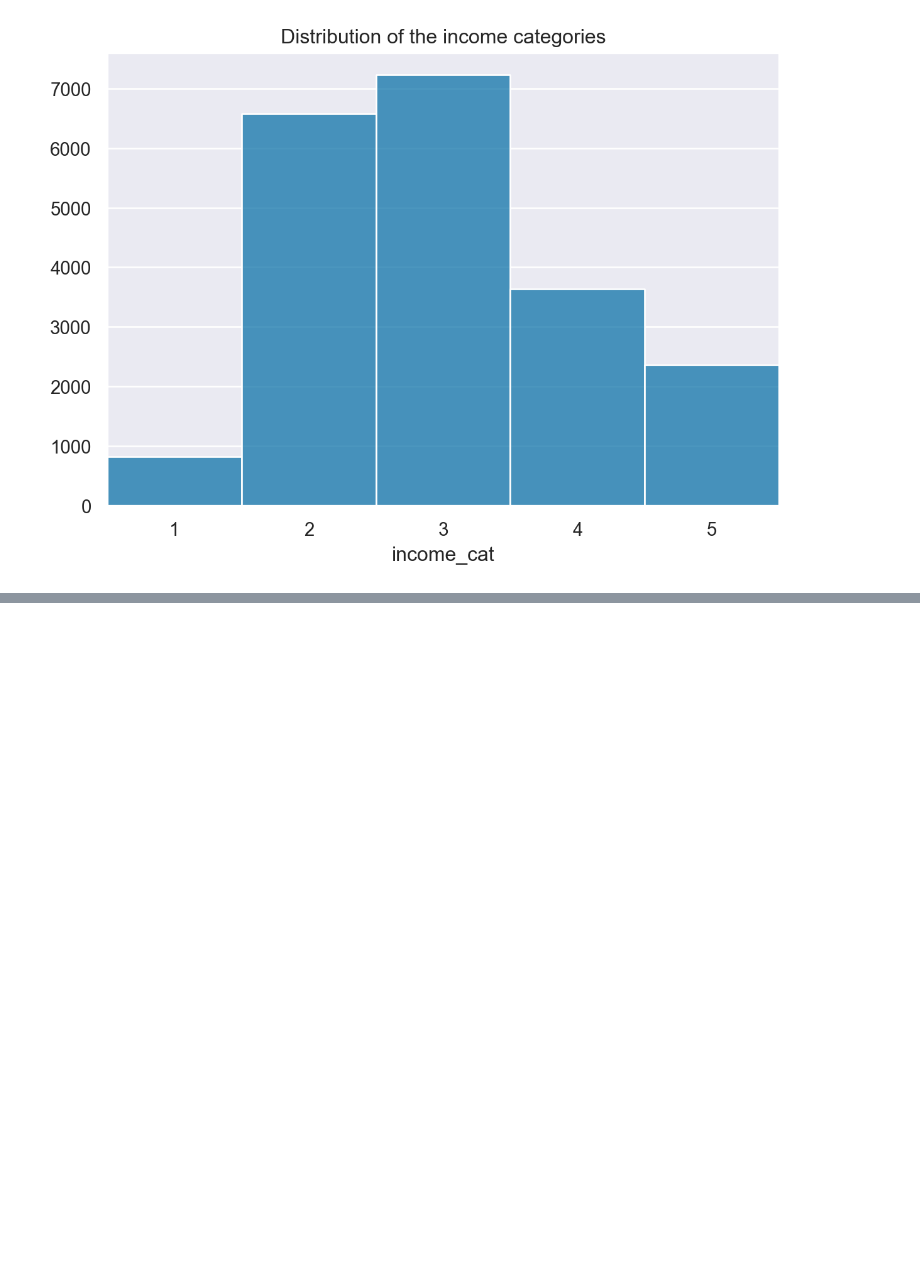
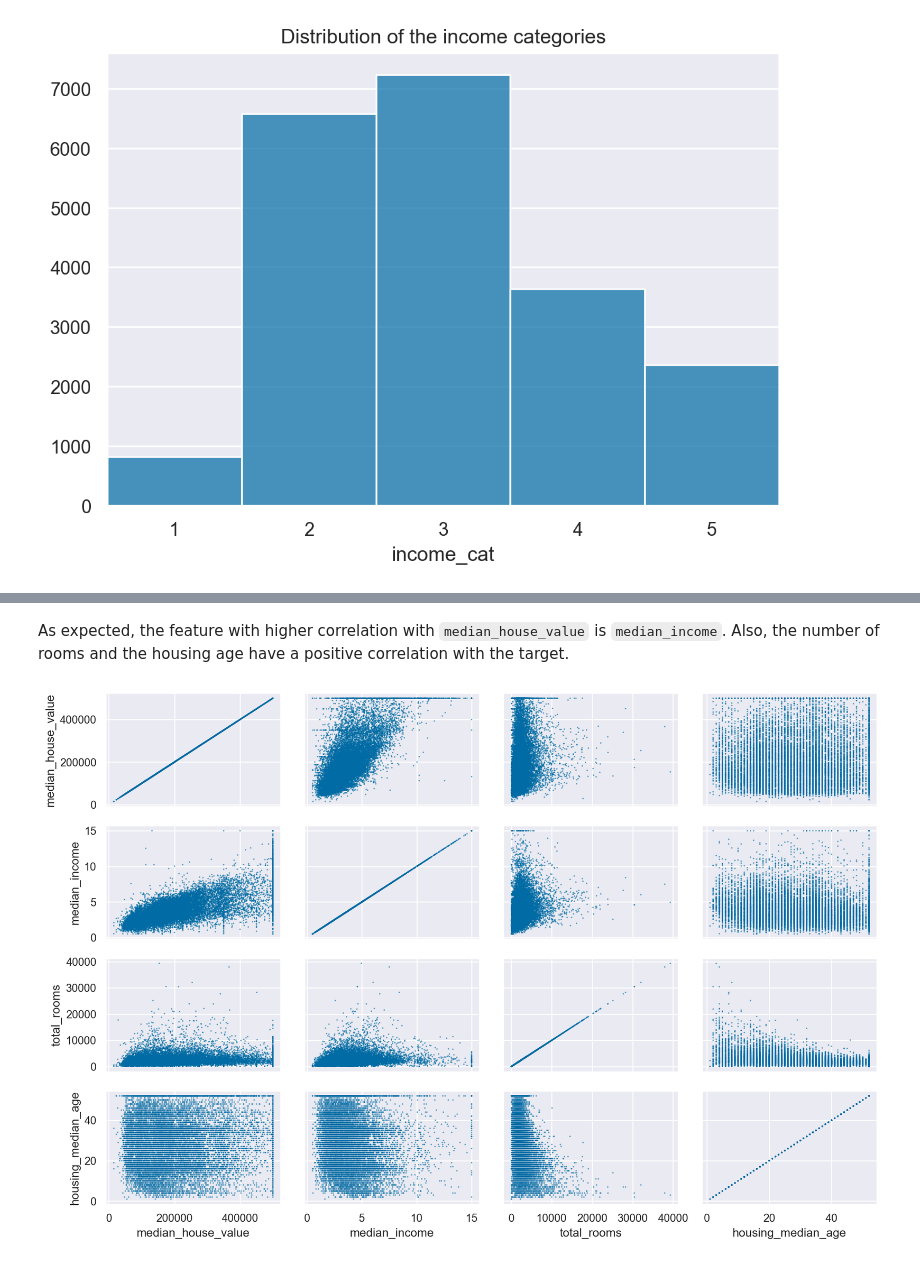
Before and after one commit to biamouras/homl_ex, a Jupyter notebook: Housing.ipynb, the cells around one changed output, grey strips where cells are left out. Saved outputs shown, nothing was run; the diff lists cells and outputs as text; code cells hidden in the pictures; blank space fills up the shorter version.

```diff
--- a/Housing.ipynb
+++ b/Housing.ipynb
@@ -173,0 +220,13 @@ for set_ in (strat_test_set, strat_train_set):
+# %% [markdown]
+As expected, the feature with higher correlation with `median_house_value` is `median_income`. Also, the number of rooms and the housing age have a positive correlation with the target.
+# %%
+attributes = ["median_house_value", "median_income", "total_rooms", "housing_median_age"]
+(
+    so.Plot(housing)
+    .pair(x=attributes, y=attributes)
+    .add(so.Dot(pointsize=1, alpha=.5))
+    .theme({**style.library["tableau-colorblind10"]})
+    .layout(size=(12,8))
+)
+# %% [output]
+[figure, added]
```
Also changed, not shown: parts of 20 cells of this notebook.
